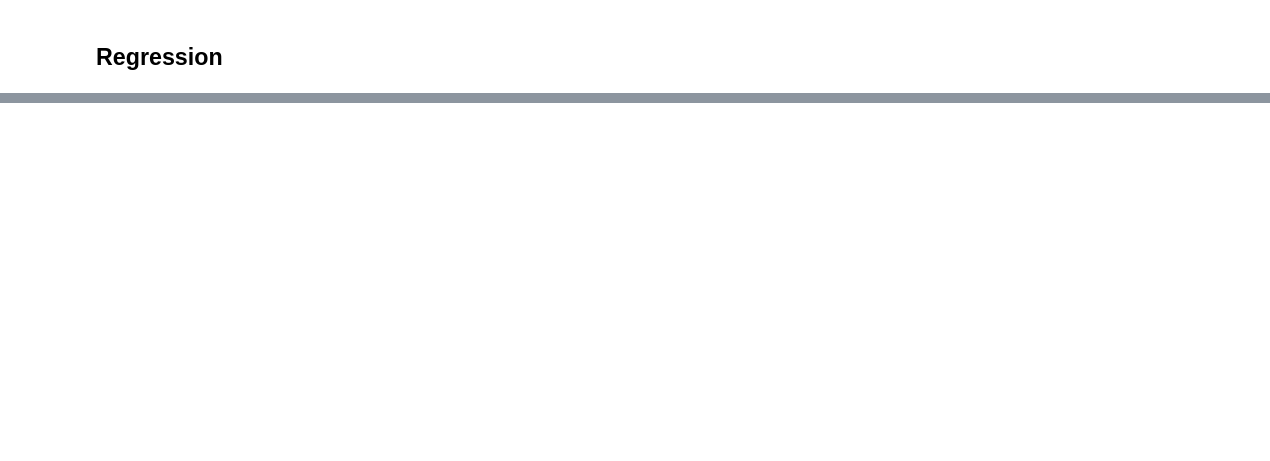
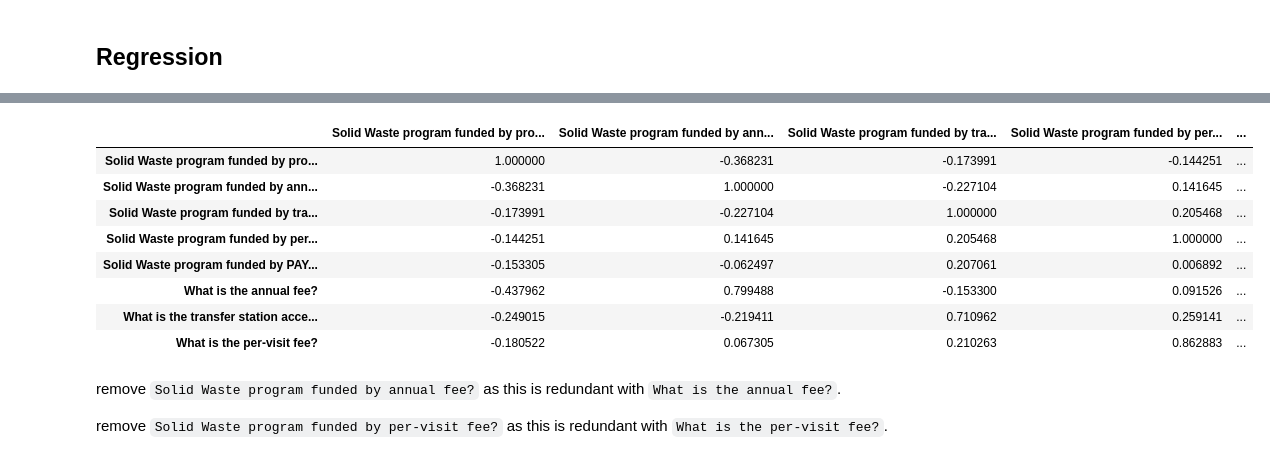
Before and after one commit to DGiulietti/RecycleEffectivenessMA, a Jupyter notebook: part3.ipynb, the cells around one changed output, grey strips where cells are left out. Saved outputs shown, nothing was run; the diff lists cells and outputs as text; code cells hidden in the pictures; blank space fills up the shorter version.

```diff
--- a/part3.ipynb
+++ b/part3.ipynb
@@ -310,0 +407,3 @@ test_ohe
+# %%
+ohe = OneHotEncoder(use_cat_names=True)
+df_for_regression = ohe.fit_transform(df_for_regression)
@@ -310,0 +419,3 @@ test_ohe
+# %%
+df_for_regression = df_for_regression.drop(columns=['Municipal Buildings Trash and Recycling Service_Neither', 'School Trash and Recycling Service_Neither', 'Business Trash and Recycling Service_Neither',
+                               'Non-resident Trash and Recycling Service_Neither', 'Trash Service Type_Drop-off', 'Recycling Service Type_Drop-off'])
@@ -312,0 +448,2 @@ test_ohe
+# %%
+df_for_regression.drop(columns='total_waste/hh', inplace = True)
@@ -312,0 +452,28 @@ test_ohe
+# %%
+# colors "true" values to make the table more readable
+def color_val_red(val):
+    color = 'red' if abs(val) > 0.75 and val < 1 else 'black'
+    return 'color: {}'.format(color)
+# %%
+# Program Funding Mechanism
+df_for_regression[['Solid Waste program funded by property tax?',
+       'Solid Waste program funded by annual fee?',
+       'Solid Waste program funded by transfer station access fee?',
+       'Solid Waste program funded by per-visit fee?',
+       'Solid Waste program funded by PAYT/ SMART revenue?',
+       'What is the annual fee?', 'What is the transfer station access fee?',
+       'What is the per-visit fee?']].corr().style.applymap(color_val_red)
+# %% [output]
+|  | Solid Waste program funded by pro... | Solid Waste program funded by ann... | Solid Waste program funded by tra... | Solid Waste program funded by per... | ... |
+| Solid Waste program funded by pro... | 1.000000 | -0.368231 | -0.173991 | -0.144251 | ... |
+| Solid Waste program funded by ann... | -0.368231 | 1.000000 | -0.227104 | 0.141645 | ... |
+| Solid Waste program funded by tra... | -0.173991 | -0.227104 | 1.000000 | 0.205468 | ... |
+| Solid Waste program funded by per... | -0.144251 | 0.141645 | 0.205468 | 1.000000 | ... |
+| Solid Waste program funded by PAY... | -0.153305 | -0.062497 | 0.207061 | 0.006892 | ... |
+| What is the annual fee? | -0.437962 | 0.799488 | -0.153300 | 0.091526 | ... |
+| What is the transfer station acce... | -0.249015 | -0.219411 | 0.710962 | 0.259141 | ... |
+| What is the per-visit fee? | -0.180522 | 0.067305 | 0.210263 | 0.862883 | ... |
+# %% [markdown]
+remove `Solid Waste program funded by annual fee?` as this is redundant with `What is the annual fee?`.
+
+remove `Solid Waste program funded by per-visit fee?` as this is redundant with `What is the per-visit fee?`.
```
Also changed, not shown: parts of 107 cells of this notebook, 5 other files.
